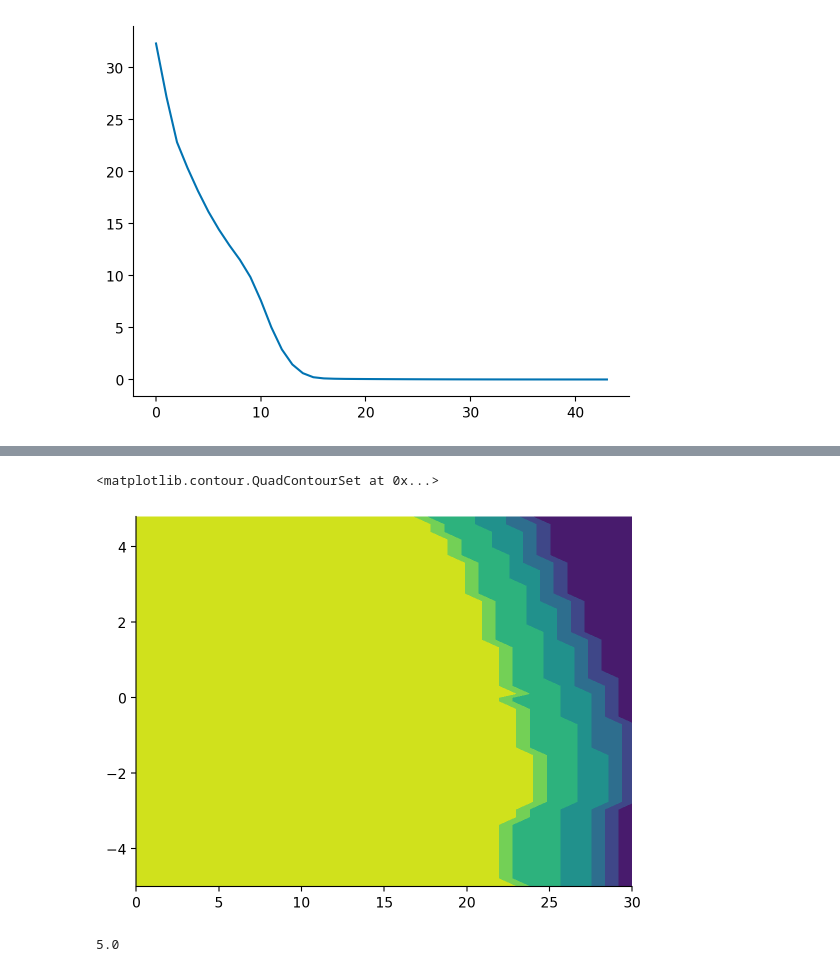
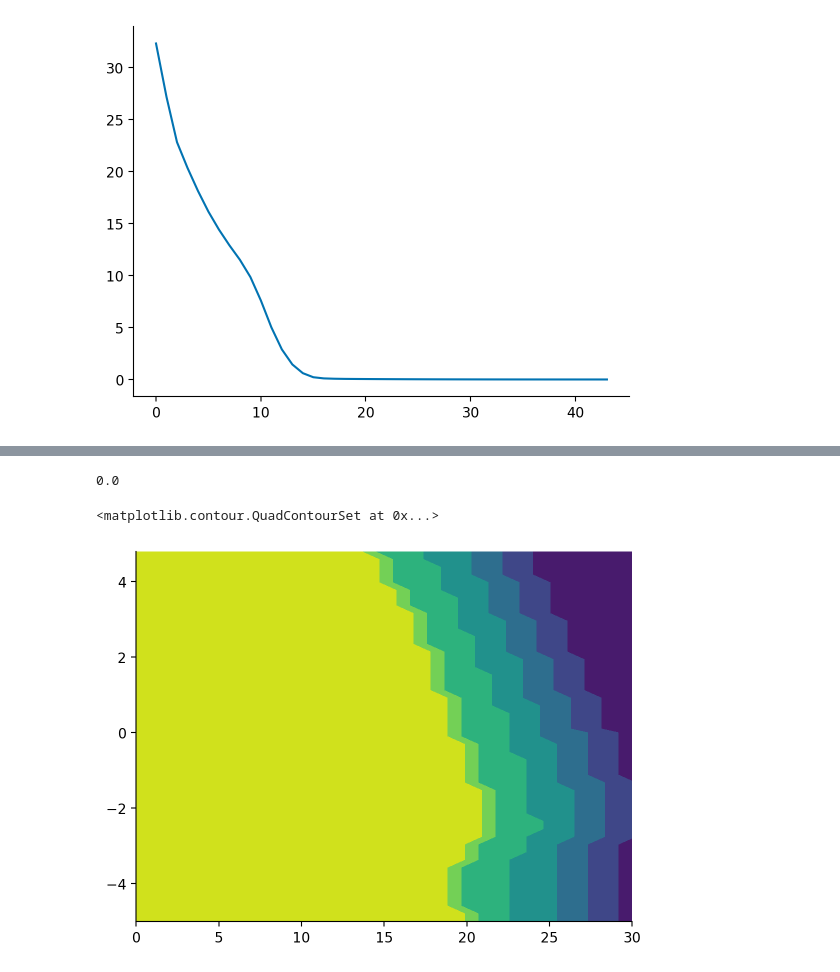
Before and after one commit to sapienzaio/online-ml-finance, a Jupyter notebook: 06-reinforcement-learning/price-impact-grid.ipynb, the cells around one changed output, grey strips where cells are left out. Drawn from its saved outputs; the diff is of its cells as text; code cells hidden in the pictures.

```diff
--- a/06-reinforcement-learning/price-impact-grid.ipynb
+++ b/06-reinforcement-learning/price-impact-grid.ipynb
@@ -53,7 +53,7 @@ if not 0 in bins_signal:
 
 bins_price = np.linspace(0, MAX_PRICE, n_bins_price)
 
-lattice_price = (bins_signal[None, :] + bins_price[:, None])
+lattice_price = bins_price[:, None] + bins_signal[None, :]
 
 
 # lattice_price[np.where((lattice_price < 0) | (lattice_price > MAX_PRICE))] = np.nan
@@ -106,10 +106,11 @@ def signal_step_ix(ix, ix_mid, force_signal, reversion_factor, n_bins_signal):
 
 
 @njit
-def price_step_ix(action, ix_price, ix_signal, force_price, price_impact, n_bins_price):
+def price_step_ix(action, ix_price, ix_signal, force_price, price_impact, n_bins_price, n_bins_signal):
+    signal_shift = ix_signal - n_bins_signal // 2
     proba = sigmoid(price_impact * action)
     ix_shift = np.random.binomial(2 * force_price, proba) - force_price
-    ix_next = ix_price + ix_shift + ix_signal
+    ix_next = ix_price + ix_shift #+ signal_shift
     ix_next = clip(ix_next, 0, n_bins_price - 1)
     return ix_next
 
@@ -120,8 +121,13 @@ def step_ix(
     force_signal, reversion_factor, n_bins_signal,
     force_price, price_impact, n_bins_price,
 ):
-    ix_next_signal = signal_step_ix(ix_signal, ix_mid, force_signal, reversion_factor, n_bins_signal)
-    ix_next_price = price_step_ix(action, ix_price, ix_next_signal, force_price, price_impact, n_bins_price)
+    ix_next_signal = signal_step_ix(
+        ix_signal, ix_mid, force_signal, reversion_factor, n_bins_signal
+    )
+    ix_next_price = price_step_ix(
+        action, ix_price, n_bins_signal // 2 - 1, force_price, price_impact, n_bins_price, n_bins_signal
+        # action, ix_price, ix_next_signal, force_price, price_impact, n_bins_price, n_bins_signal
+    )
 
     return ix_next_signal, ix_next_price
 # %%
@@ -412,7 +429,7 @@ signal_force = 2
 
 pix_fluctuation = 2
 pix_prev = 10
-price_impact = 0.01
+price_impact = 0.1
 price_force = 2
 
 inventory_prev = 10
@@ -638,6 +657,6 @@ policy = policy_improvement(
     six_mid, mean_reversion_force, price_impact,
     inventory_aversion, temporary_price_impact, bins_signal,
     lattice_price, signal_force, price_force, V, policy, discount,
-    n_its_max=1
+    n_its_max=10
 )
 # %% [output]
@@ -686,9 +665,9 @@ array([[[0., 0., 0., ..., 0., 0., 0.],
+# %%
+policy.min()
+# %% [output]
+0.0
 # %%
-plt.contourf(bins_price, bins_signal[:-1], policy[..., MAX_INVENTORY + 5])
+plt.contourf(bins_price, bins_signal[:-1], policy[..., MAX_INVENTORY - 3])
 # %% [output]
 <matplotlib.contour.QuadContourSet at 0x...>
-[figure, old version]
+[figure, new version]
-# %%
-policy.max()
-# %% [output]
-5.0
```
Also changed, not shown: parts of 16 cells of this notebook.
